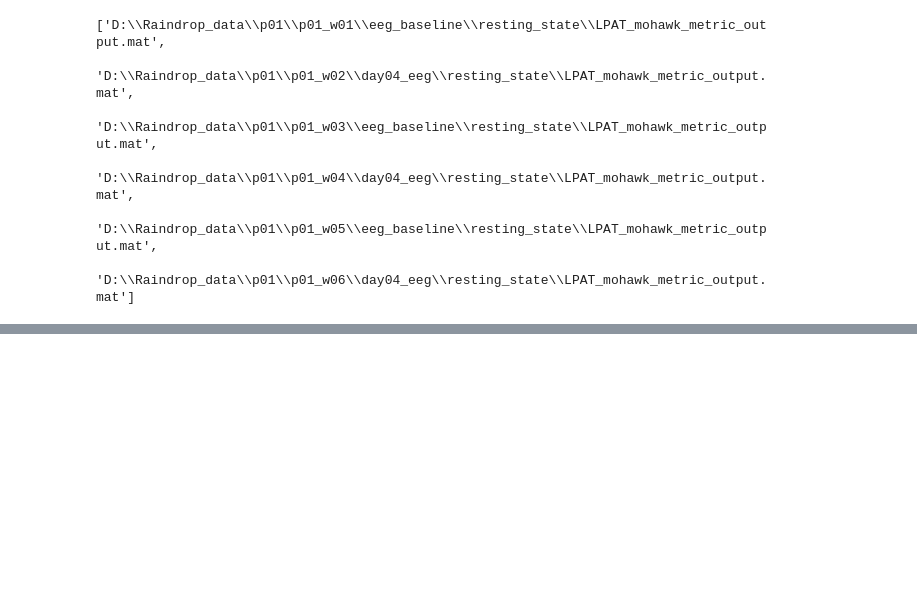
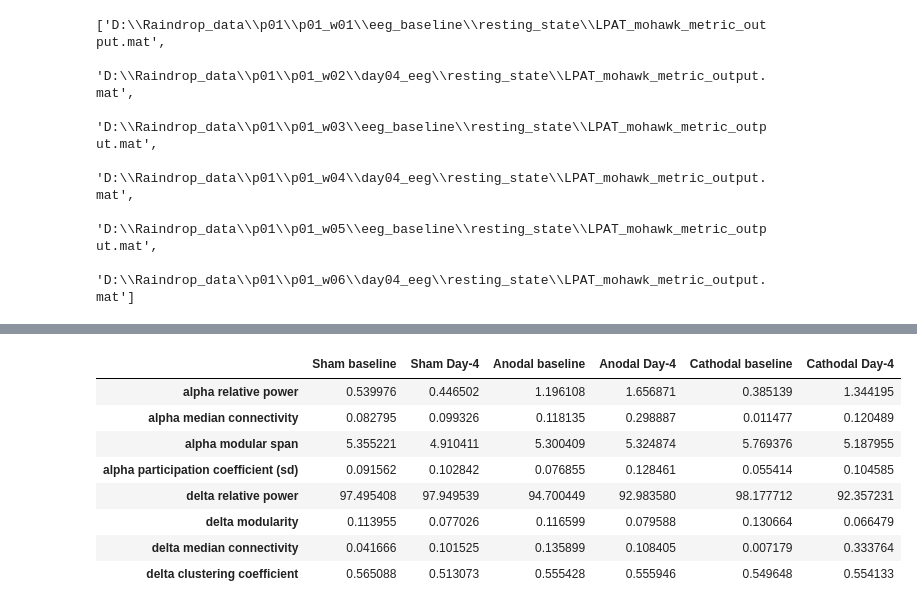
Before and after one commit to davide-aloi/raindrop_analyses_fmri_eeg, a Jupyter notebook: eeg/eeg_rest/visualise_MOHAWK_results.ipynb, the cells around one changed output, grey strips where cells are left out. Drawn from its saved outputs; the diff is of its cells as text; code cells hidden in the pictures; blank space fills up the shorter version.

```diff
--- a/eeg/eeg_rest/visualise_MOHAWK_results.ipynb
+++ b/eeg/eeg_rest/visualise_MOHAWK_results.ipynb
@@ -30,14 +32,18 @@ all_delta_modularity = []
 all_delta_med_con = []
 all_delta_clust_coeff = []
 
-
 for metrics_res in metrics:
     res = scipy.io.loadmat(metrics_res)
-    alpha_rel_pwr = res['alpha_rel_pwr'][0][0]
-    alpha_med_con = res['alpha_med_con'][0][0]
-    alpha_mod_span = res['alpha_mod_span'][0][0]
-    alpha_sd_part_coeff = res['alpha_sd_part_coeff'][0][0]
-    delta_rel_pwr = res['delta_rel_pwr'][0][0]
-    delta_modularity = res['delta_modularity'][0][0]
-    delta_med_con = res['delta_med_con'][0][0]
-    delta_clust_coeff = res['delta_clust_coeff'][0][0]
+    all_alpha_rel_pwr.append(res['alpha_rel_pwr'][0][0])
+    all_alpha_med_con.append(res['alpha_med_con'][0][0])
+    all_alpha_mod_span.append(res['alpha_mod_span'][0][0])
+    all_alpha_sd_part_coeff.append(res['alpha_sd_part_coeff'][0][0])
+    all_delta_rel_pwr.append(res['delta_rel_pwr'][0][0])
+    all_delta_modularity.append(res['delta_modularity'][0][0])
+    all_delta_med_con.append(res['delta_med_con'][0][0])
+    all_delta_clust_coeff.append(res['delta_clust_coeff'][0][0])
+
+data = np.asarray([all_alpha_rel_pwr, all_alpha_med_con, all_alpha_mod_span,
+        all_alpha_sd_part_coeff, all_delta_rel_pwr, all_delta_modularity,
+        all_delta_med_con, all_delta_clust_coeff])
+data
@@ -48,0 +80,12 @@ mohawk_mat = scipy.io.loadmat(files[0])
+# %%
+all_results
+# %% [output]
+|  | Sham baseline | Sham Day-4 | Anodal baseline | Anodal Day-4 | Cathodal baseline | Cathodal Day-4 |
+| alpha relative power | 0.539976 | 0.446502 | 1.196108 | 1.656871 | 0.385139 | 1.344195 |
+| alpha median connectivity | 0.082795 | 0.099326 | 0.118135 | 0.298887 | 0.011477 | 0.120489 |
+| alpha modular span | 5.355221 | 4.910411 | 5.300409 | 5.324874 | 5.769376 | 5.187955 |
+| alpha participation coefficient (sd) | 0.091562 | 0.102842 | 0.076855 | 0.128461 | 0.055414 | 0.104585 |
+| delta relative power | 97.495408 | 97.949539 | 94.700449 | 92.983580 | 98.177712 | 92.357231 |
+| delta modularity | 0.113955 | 0.077026 | 0.116599 | 0.079588 | 0.130664 | 0.066479 |
+| delta median connectivity | 0.041666 | 0.101525 | 0.135899 | 0.108405 | 0.007179 | 0.333764 |
+| delta clustering coefficient | 0.565088 | 0.513073 | 0.555428 | 0.555946 | 0.549648 | 0.554133 |
```
Also changed, not shown: parts of 8 cells of this notebook, 1 other file.
